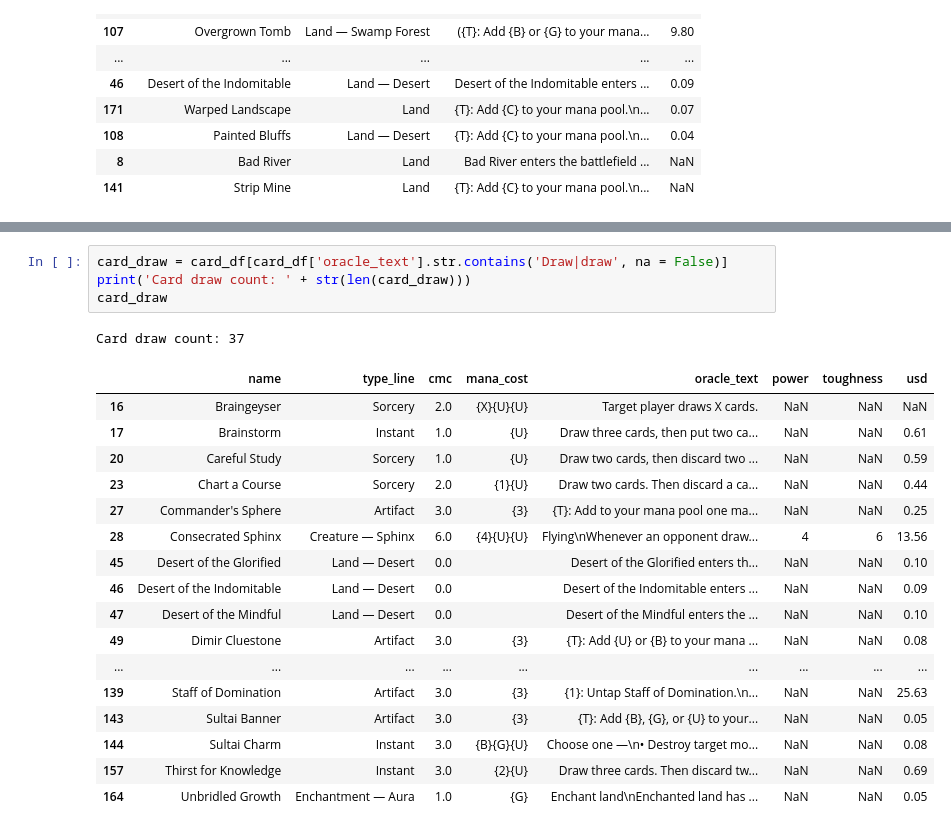
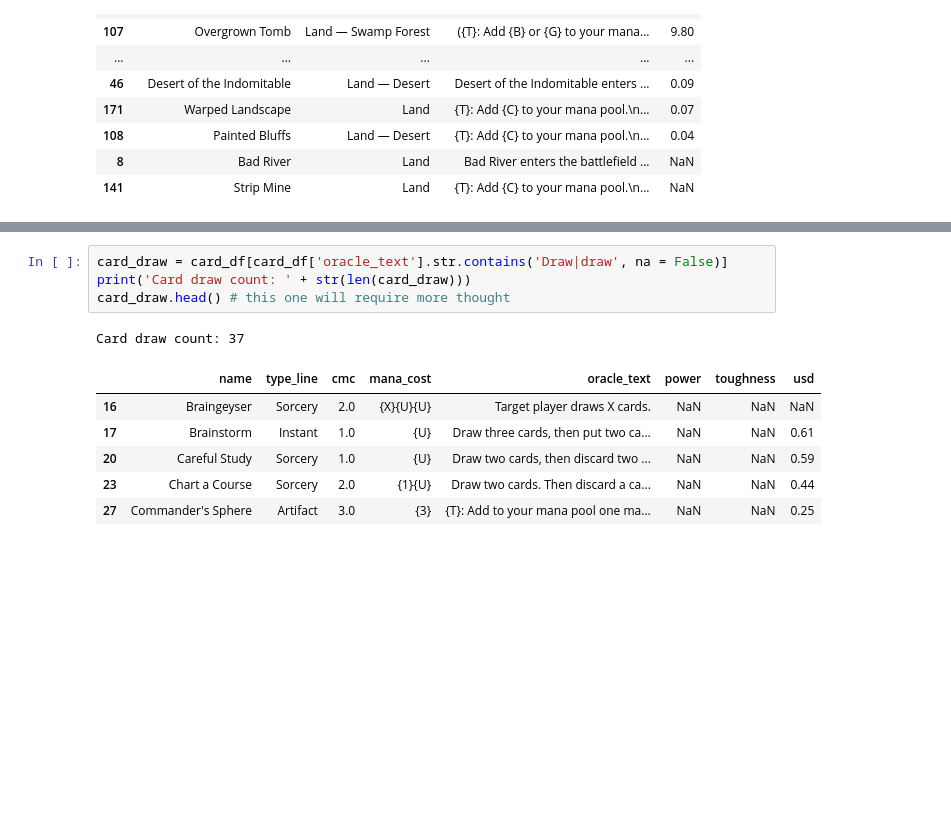
Before and after one commit to nmcginn/deck-builder, a Jupyter notebook: Muldrotha.ipynb, the cells around one changed output, grey strips where cells are left out. Drawn from its saved outputs; the diff is of its cells as text; blank space fills up the shorter version.

```diff
--- a/Muldrotha.ipynb
+++ b/Muldrotha.ipynb
@@ -95,23 +95,12 @@ Mana ramp count: 21
 # %%
 card_draw = card_df[card_df['oracle_text'].str.contains('Draw|draw', na = False)]
 print('Card draw count: ' + str(len(card_draw)))
-card_draw
+card_draw.head() # this one will require more thought
 # %% [output]
 Card draw count: 37
 |  | name | type_line | cmc | mana_cost | oracle_text | power | toughness | usd |
 | 16 | Braingeyser | Sorcery | 2.0 | {X}{U}{U} | Target player draws X cards. | NaN | NaN | NaN |
 | 17 | Brainstorm | Instant | 1.0 | {U} | Draw three cards, then put two ca... | NaN | NaN | 0.61 |
 | 20 | Careful Study | Sorcery | 1.0 | {U} | Draw two cards, then discard two ... | NaN | NaN | 0.59 |
 | 23 | Chart a Course | Sorcery | 2.0 | {1}{U} | Draw two cards. Then discard a ca... | NaN | NaN | 0.44 |
 | 27 | Commander's Sphere | Artifact | 3.0 | {3} | {T}: Add to your mana pool one ma... | NaN | NaN | 0.25 |
-| 28 | Consecrated Sphinx | Creature — Sphinx | 6.0 | {4}{U}{U} | Flying\nWhenever an opponent draw... | 4 | 6 | 13.56 |
-| 45 | Desert of the Glorified | Land — Desert | 0.0 |  | Desert of the Glorified enters th... | NaN | NaN | 0.10 |
-| 46 | Desert of the Indomitable | Land — Desert | 0.0 |  | Desert of the Indomitable enters ... | NaN | NaN | 0.09 |
-| 47 | Desert of the Mindful | Land — Desert | 0.0 |  | Desert of the Mindful enters the ... | NaN | NaN | 0.10 |
-| 49 | Dimir Cluestone | Artifact | 3.0 | {3} | {T}: Add {U} or {B} to your mana ... | NaN | NaN | 0.08 |
-| ... | ... | ... | ... | ... | ... | ... | ... | ... |
-| 139 | Staff of Domination | Artifact | 3.0 | {3} | {1}: Untap Staff of Domination.\n... | NaN | NaN | 25.63 |
-| 143 | Sultai Banner | Artifact | 3.0 | {3} | {T}: Add {B}, {G}, or {U} to your... | NaN | NaN | 0.05 |
-| 144 | Sultai Charm | Instant | 3.0 | {B}{G}{U} | Choose one —\n• Destroy target mo... | NaN | NaN | 0.08 |
-| 157 | Thirst for Knowledge | Instant | 3.0 | {2}{U} | Draw three cards. Then discard tw... | NaN | NaN | 0.69 |
-| 164 | Unbridled Growth | Enchantment — Aura | 1.0 | {G} | Enchant land\nEnchanted land has ... | NaN | NaN | 0.05 |
```
Also changed, not shown: parts of 2 cells of this notebook, 4 other files.
